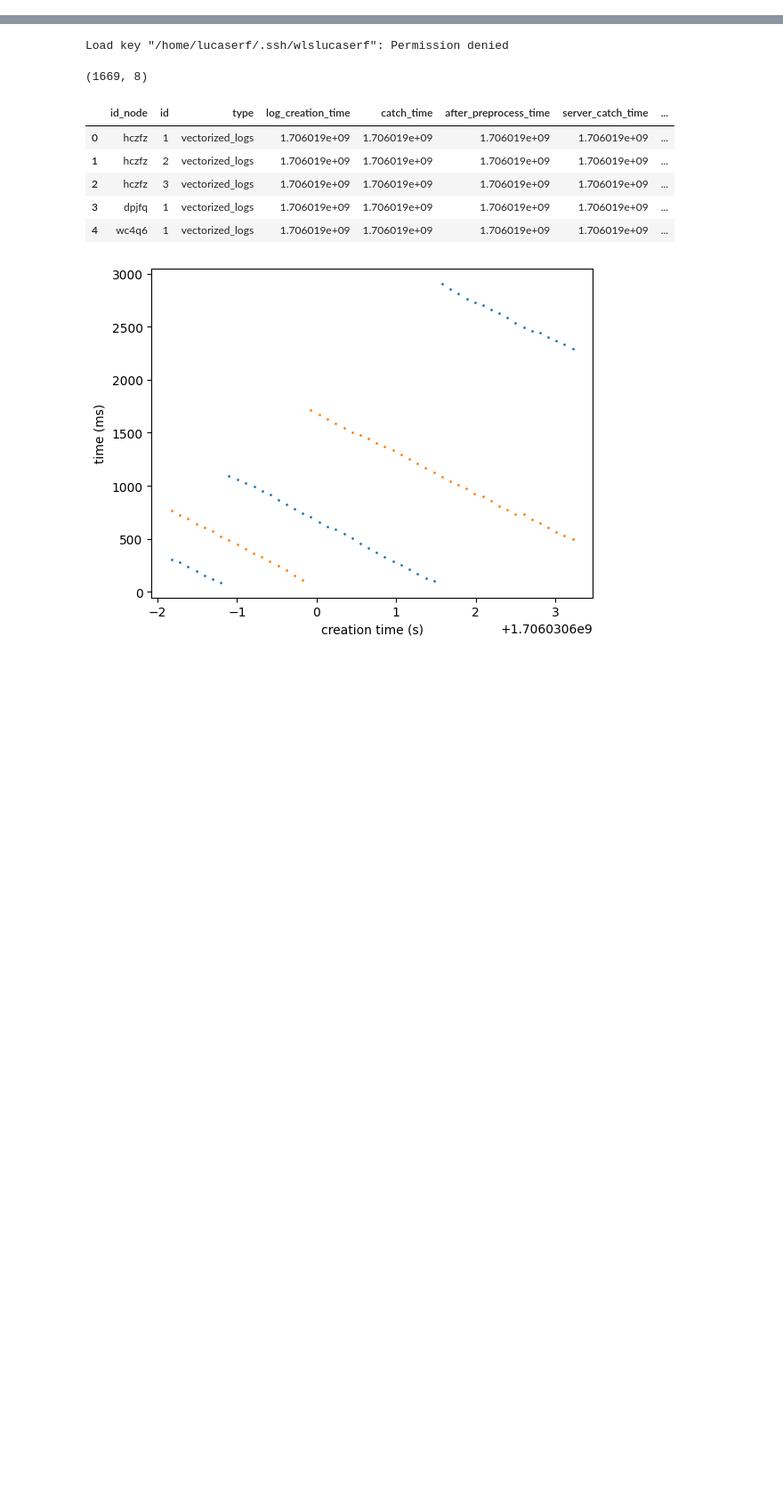
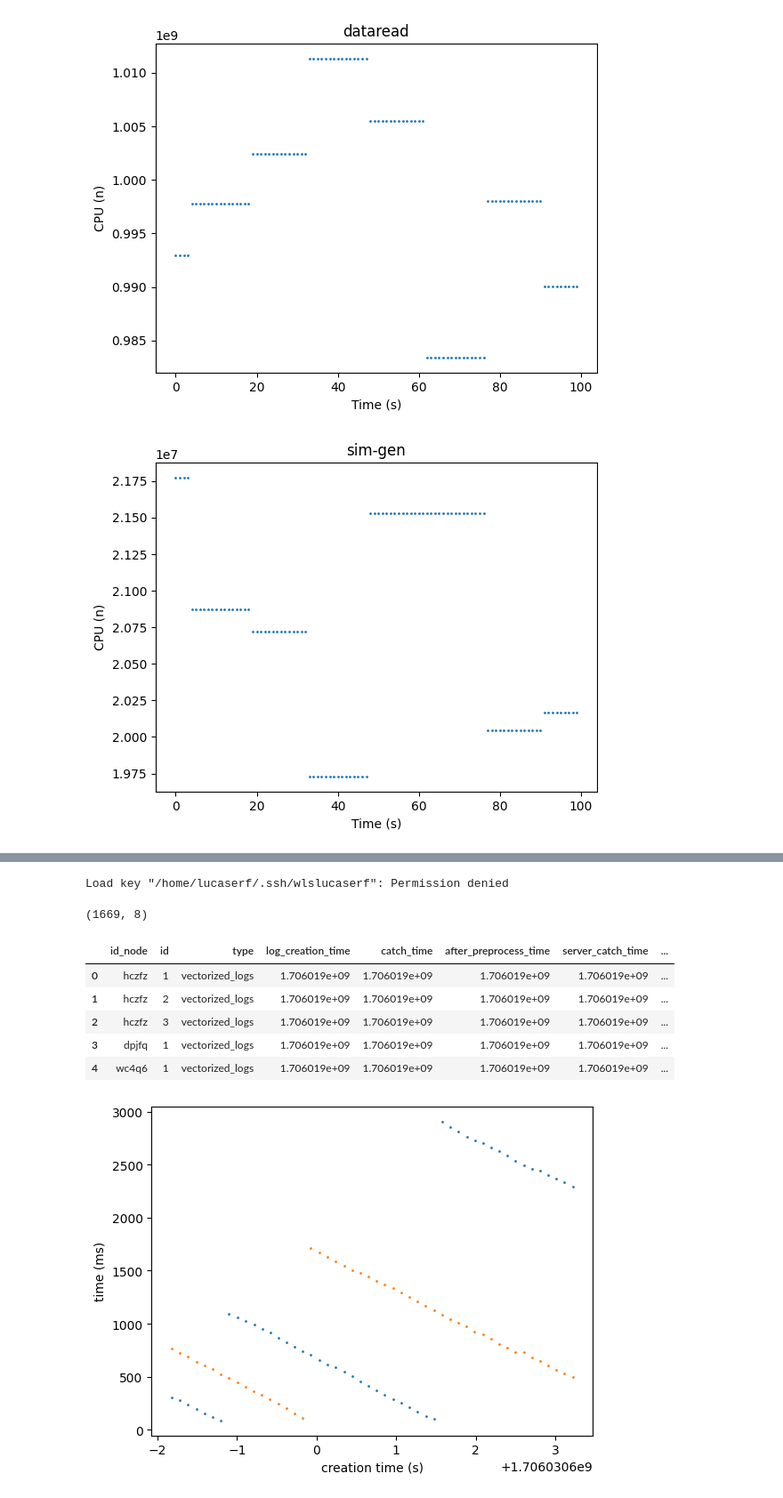
Before and after one commit to Lucaserf/ObsProject, a Jupyter notebook: data/data_visualization.ipynb, the cells around one changed output, grey strips where cells are left out. Shown at 89% size. Drawn from its saved outputs; the diff is of its cells as text; code cells hidden in the pictures; blank space fills up the shorter version.

Commit message:
reading cluster_metrics

```diff
--- a/data/data_visualization.ipynb
+++ b/data/data_visualization.ipynb
@@ -17 +15,5 @@ To enable the following instructions: AVX2 FMA, in other operations, rebuild Ten
 Using TensorFlow backend
+# %%
+df = pd.read_csv("data/cluster_metrics.txt")
+df.cpu = df.cpu.apply(lambda x: x[:-1]).astype(int)*1e-9 #original: nCPU
+df.memory = df.memory.apply(lambda x: x[:-2]).astype(int)*1.024e-3 #original: KiB
@@ -17,0 +29,25 @@ Using TensorFlow backend
+# %%
+for container in df.container.unique():
+    fig, ax = plt.subplots()
+    cont_df = df[df.container == container]
+    cont_df.reset_index(inplace=True)
+    x = cont_df.index.values
+    y = cont_df.cpu
+    ax.title.set_text(container)
+    ax.set_xlabel("Time (s)")
+    ax.set_ylabel("CPU (n)")
+    ax.scatter(x,y,s=1,zorder=1)
+
+for container in df.container.unique():
+    fig, ax = plt.subplots()
+    cont_df = df[df.container == container]
+    cont_df.reset_index(inplace=True)
+    x = cont_df.index.values
+    y = cont_df.memory
+    ax.title.set_text(container)
+    ax.set_xlabel("Time (s)")
+    ax.set_ylabel("memory (MB)")
+    ax.scatter(x,y,s=1,zorder=1)
+# %% [output]
+[figure, added]
+[figure, added]
```
Also changed, not shown: parts of 3 cells of this notebook, 2 other files.
